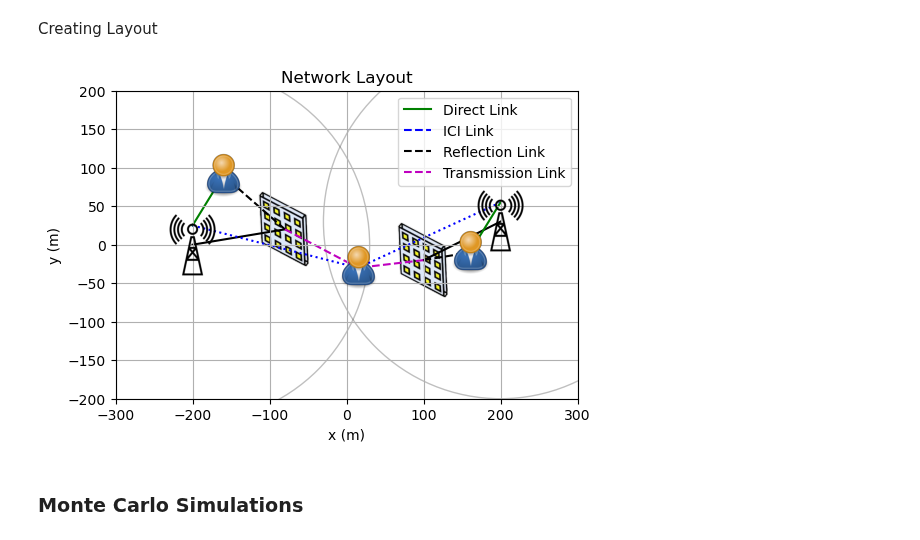
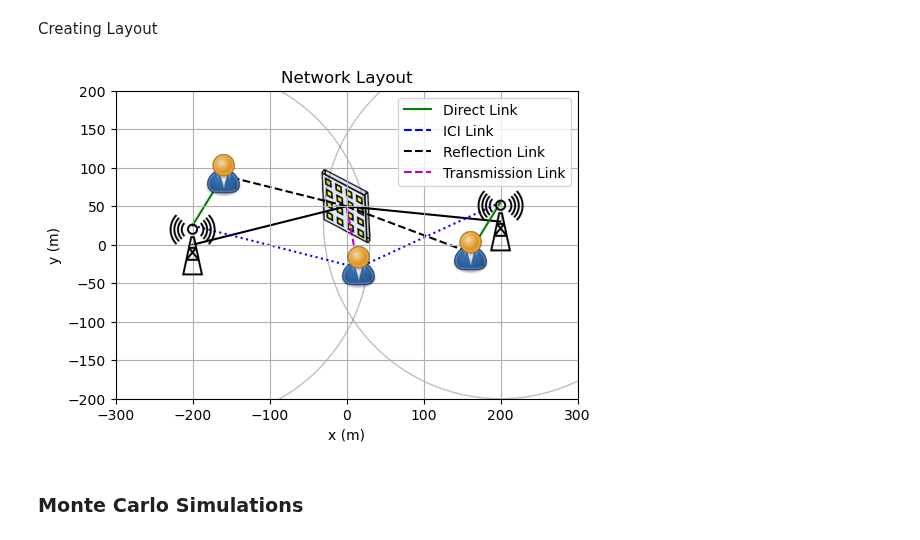
Before and after one commit to muhd-umer/comyx, a Jupyter notebook: simulations/star_ris_mc_noma.ipynb, the cells around one changed output. Saved outputs shown, nothing was run; the diff lists cells and outputs as text; code cells hidden in the pictures.

```diff
--- a/simulations/star_ris_mc_noma.ipynb
+++ b/simulations/star_ris_mc_noma.ipynb
@@ -48,13 +48,12 @@ Creating Layout
 # %%
 # Placing the network elemenets
 bs_pos = np.array([[-200, 0, 10], [200, 30, 10]])
 user_pos = np.array([[-160, 90, 0], [15, -30, 0], [160, -10, 0]])
-ris_pos = np.array([[-80, 20], [100, -20]])
+ris_pos = np.array([[0, 50]])
 
-plot_network(300, 230, bs_pos, user_pos, ris_pos,
-             save=True, save_path=save_dir)
+plot_network(300, 230, bs_pos, user_pos, ris_pos, save=True, save_path=save_dir)
 # %% [output]
-[figure, old version]
+[figure, new version]
 # %% [markdown]
 ### Monte Carlo Simulations
 # %%
```
Also changed, not shown: parts of 8 cells of this notebook.
